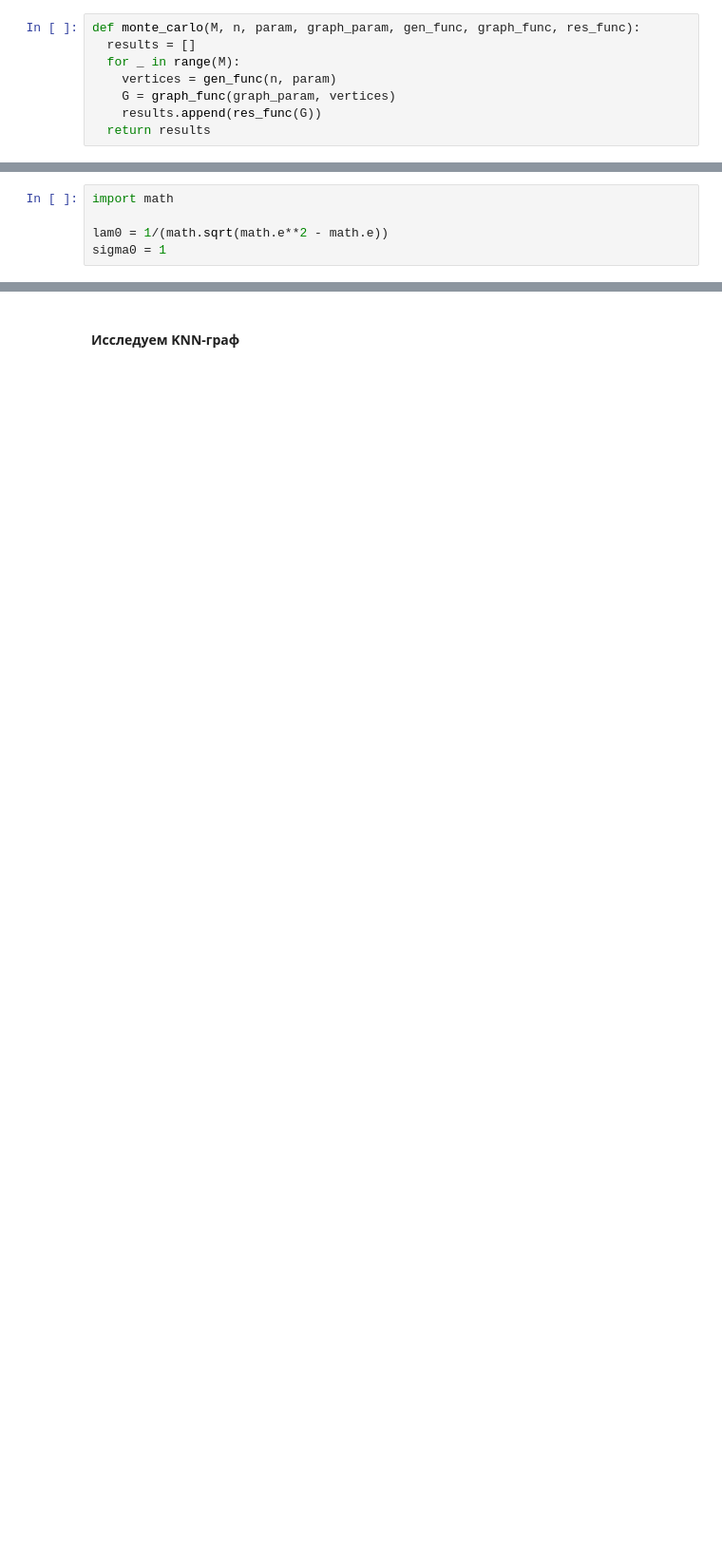
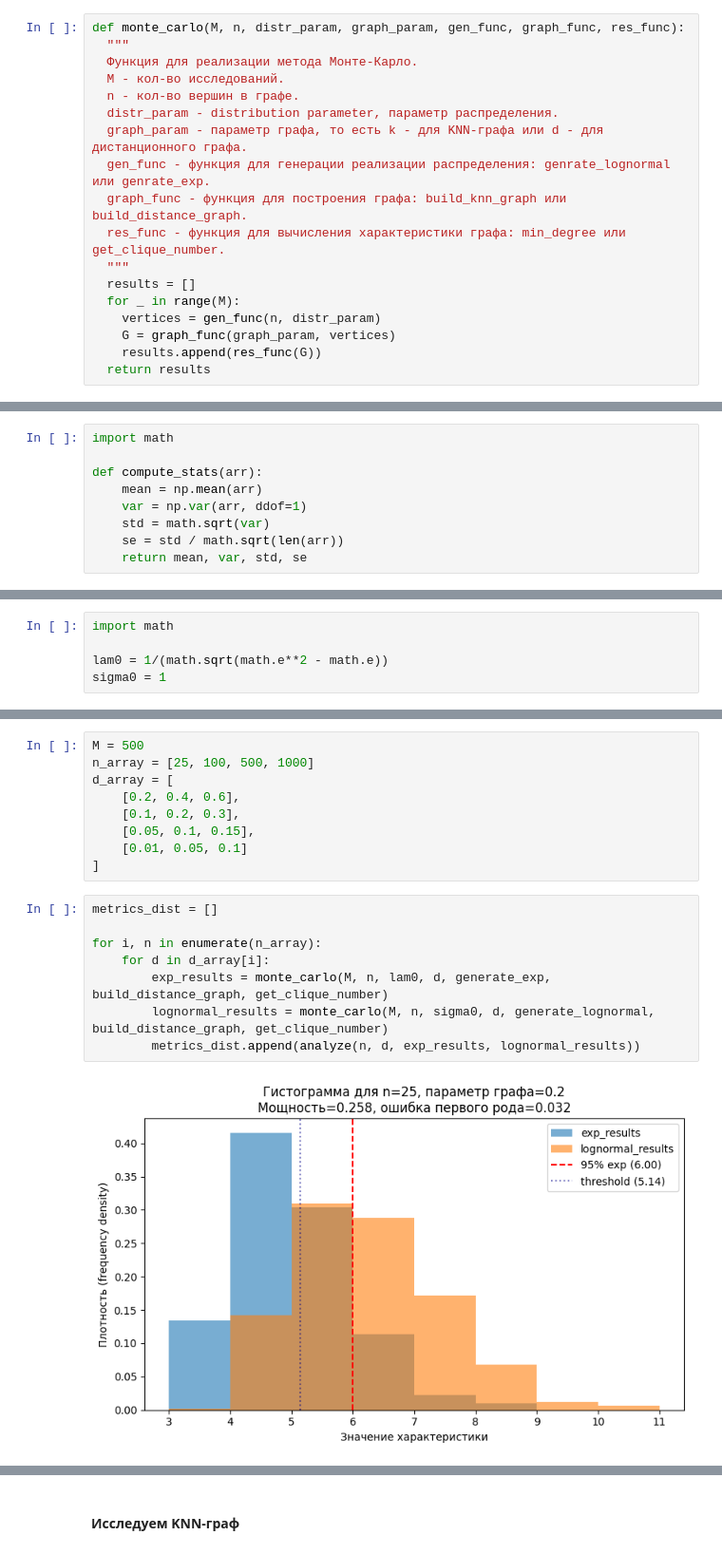
Before and after one commit to Win4ap/dm-random-graphs, a Jupyter notebook: src/exp-lognormal.ipynb, the cells around one changed output, grey strips where cells are left out. Shown at 95% size. Cells and saved outputs as stored; diff of their text form; blank space fills up the shorter version.

```diff
--- a/src/exp-lognormal.ipynb
+++ b/src/exp-lognormal.ipynb
@@ -70,10 +69,20 @@ def get_clique_number(G: nx.Graph) -> int:
 # %% [markdown]
 **метод Монте-Карло**
 # %%
-def monte_carlo(M, n, param, graph_param, gen_func, graph_func, res_func):
+def monte_carlo(M, n, distr_param, graph_param, gen_func, graph_func, res_func):
+  """
+  Функция для реализации метода Монте-Карло.
+  M - кол-во исследований.
+  n - кол-во вершин в графе.
+  distr_param - distribution parameter, параметр распределения.
+  graph_param - параметр графа, то есть k - для KNN-графа или d - для дистанционного графа.
+  gen_func - функция для генерации реализации распределения: genrate_lognormal или genrate_exp.
+  graph_func - функция для построения графа: build_knn_graph или build_distance_graph.
+  res_func - функция для вычисления характеристики графа: min_degree или get_clique_number.
+  """
   results = []
   for _ in range(M):
-    vertices = gen_func(n, param)
+    vertices = gen_func(n, distr_param)
     G = graph_func(graph_param, vertices)
     results.append(res_func(G))
   return results
@@ -79,0 +112,9 @@ def monte_carlo(M, n, param, graph_param, gen_func, graph_func, res_func):
+# %%
+import math
+
+def compute_stats(arr):
+    mean = np.mean(arr)
+    var = np.var(arr, ddof=1)
+    std = math.sqrt(var)
+    se = std / math.sqrt(len(arr))
+    return mean, var, std, se
@@ -90,0 +184,19 @@ sigma0 = 1
+# %%
+M = 500
+n_array = [25, 100, 500, 1000]
+d_array = [
+    [0.2, 0.4, 0.6],
+    [0.1, 0.2, 0.3],
+    [0.05, 0.1, 0.15],
+    [0.01, 0.05, 0.1]
+]
+# %%
+metrics_dist = []
+
+for i, n in enumerate(n_array):
+    for d in d_array[i]:
+        exp_results = monte_carlo(M, n, lam0, d, generate_exp, build_distance_graph, get_clique_number)
+        lognormal_results = monte_carlo(M, n, sigma0, d, generate_lognormal, build_distance_graph, get_clique_number)
+        metrics_dist.append(analyze(n, d, exp_results, lognormal_results))
+# %% [output]
+[figure, added]
```
Also changed, not shown: parts of 50 cells of this notebook.
